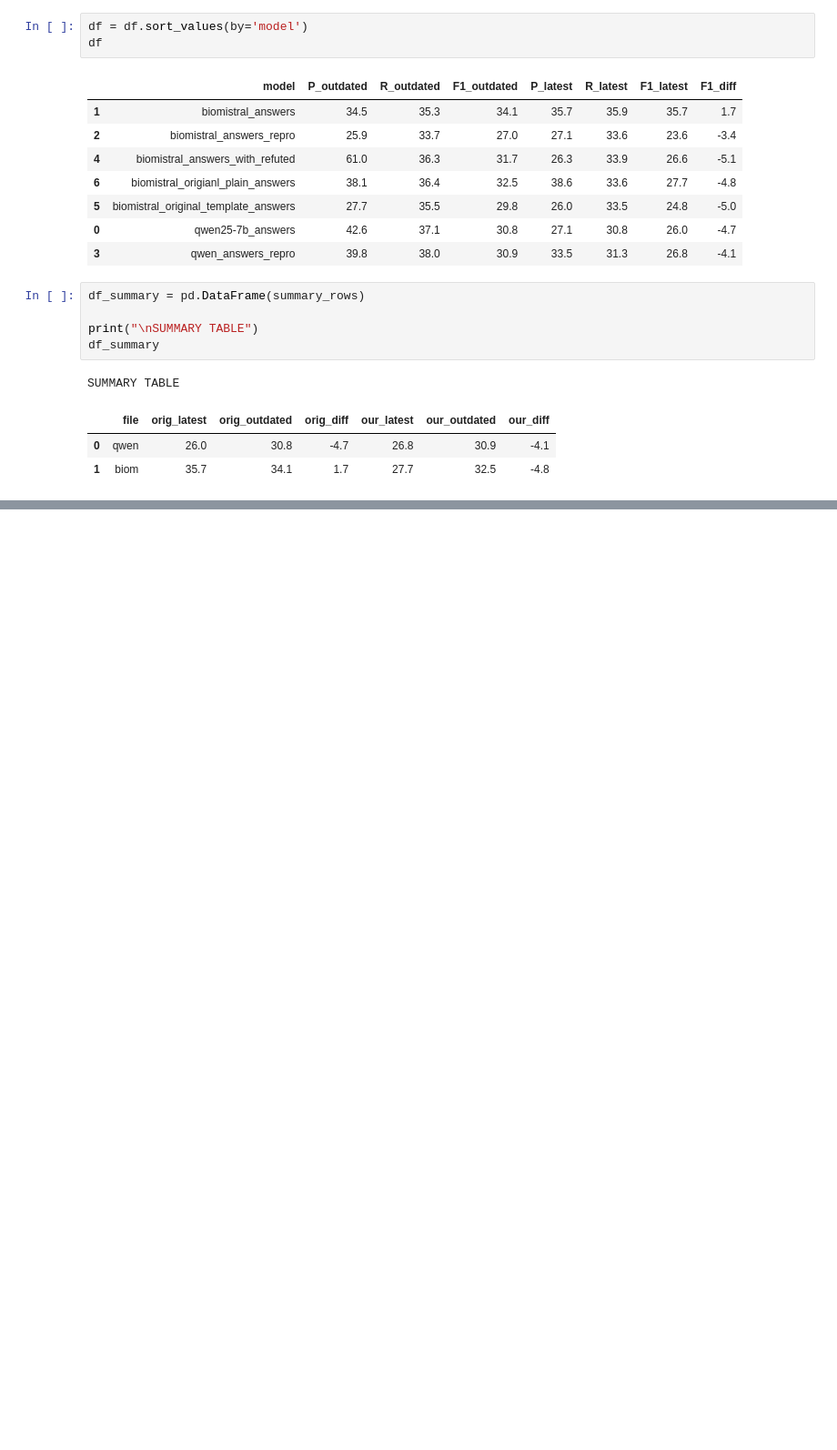
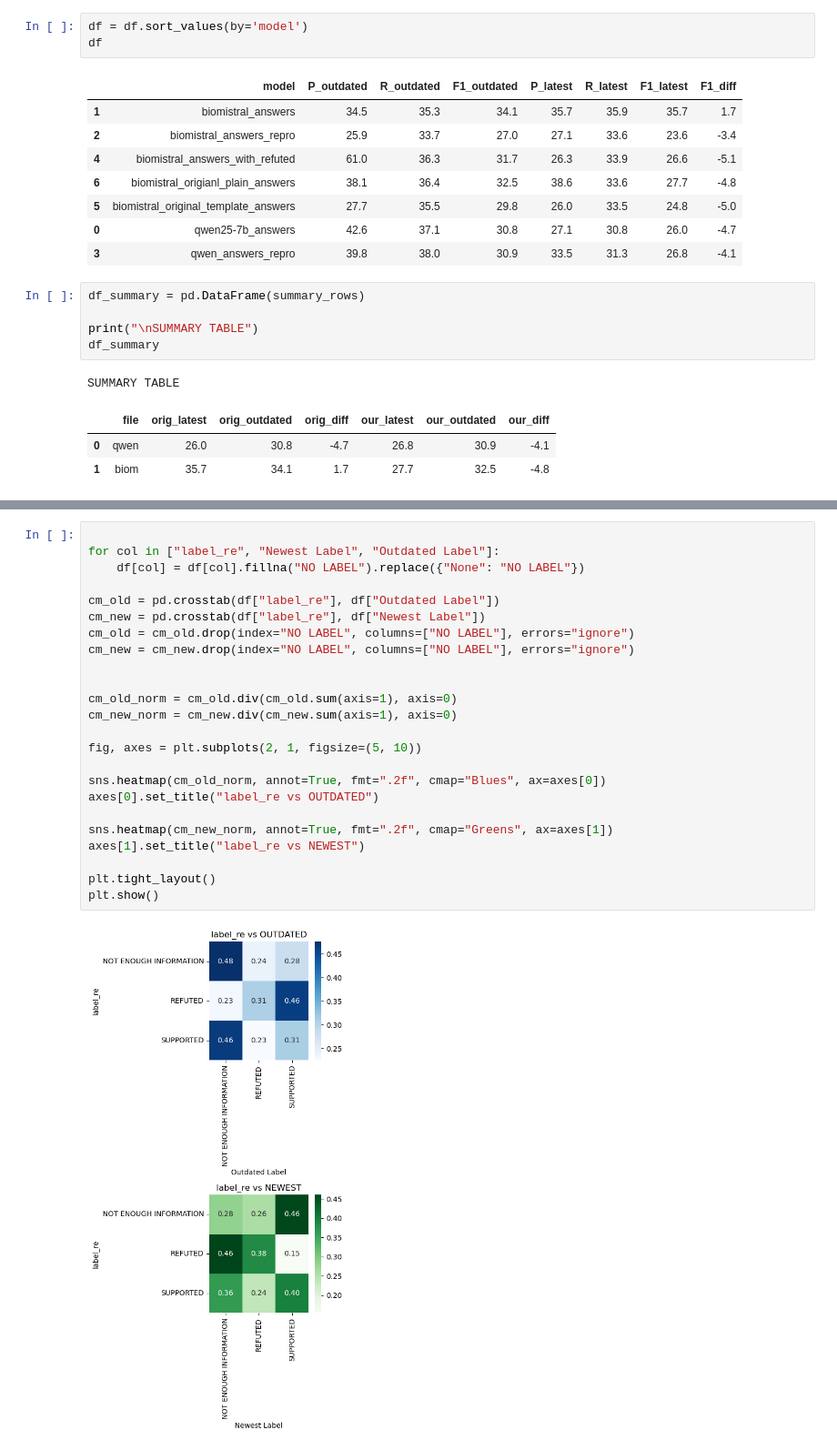
Before and after one commit to MiriamEspinosa/Reproducibility, a Jupyter notebook: Code/experiments_reproduce.ipynb, the cells around one changed output, grey strips where cells are left out. Shown: that part at 91% size. Saved outputs shown, nothing was run; the diff lists cells and outputs as text; blank space fills up the shorter version.

```diff
--- a/Code/experiments_reproduce.ipynb
+++ b/Code/experiments_reproduce.ipynb
@@ -431,0 +920,26 @@ SUMMARY TABLE
+# %%
+
+for col in ["label_re", "Newest Label", "Outdated Label"]:
+    df[col] = df[col].fillna("NO LABEL").replace({"None": "NO LABEL"})
+
+cm_old = pd.crosstab(df["label_re"], df["Outdated Label"])
+cm_new = pd.crosstab(df["label_re"], df["Newest Label"])
+cm_old = cm_old.drop(index="NO LABEL", columns=["NO LABEL"], errors="ignore")
+cm_new = cm_new.drop(index="NO LABEL", columns=["NO LABEL"], errors="ignore")
+
+
+cm_old_norm = cm_old.div(cm_old.sum(axis=1), axis=0)
+cm_new_norm = cm_new.div(cm_new.sum(axis=1), axis=0)
+
+fig, axes = plt.subplots(2, 1, figsize=(5, 10))
+
+sns.heatmap(cm_old_norm, annot=True, fmt=".2f", cmap="Blues", ax=axes[0])
+axes[0].set_title("label_re vs OUTDATED")
+
+sns.heatmap(cm_new_norm, annot=True, fmt=".2f", cmap="Greens", ax=axes[1])
+axes[1].set_title("label_re vs NEWEST")
+
+plt.tight_layout()
+plt.show()
+# %% [output]
+[figure, added]
```
Also changed, not shown: parts of 21 cells of this notebook.
